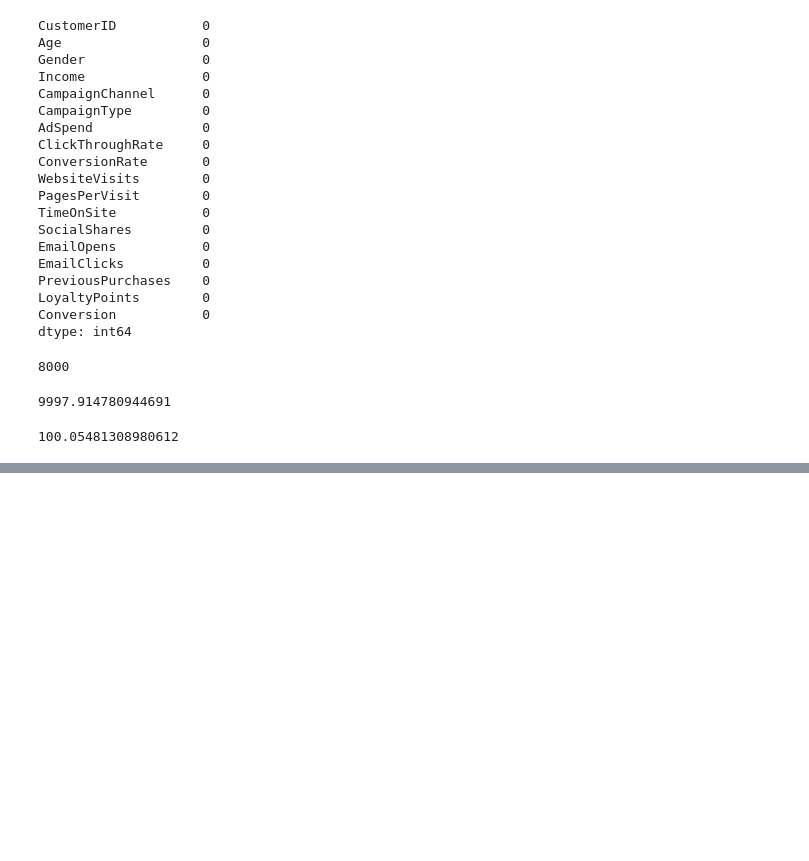
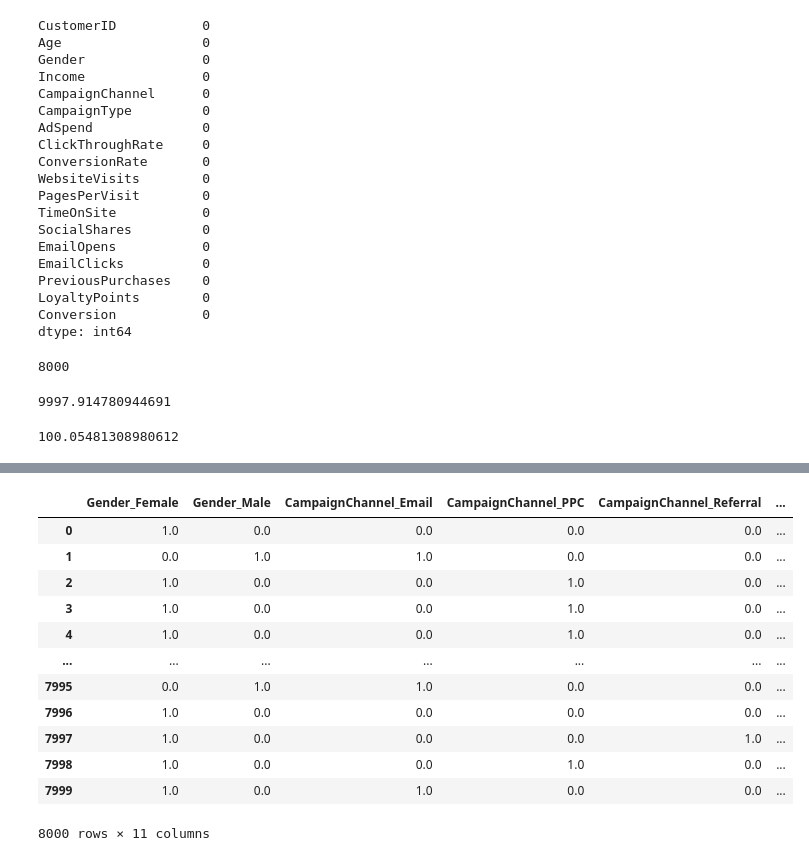
Before and after one commit to DavidOsebi/DavidAjulo, a Jupyter notebook: Machine_Learning_modelling.ipynb, the cells around one changed output, grey strips where cells are left out. Saved outputs shown, nothing was run; the diff lists cells and outputs as text; code cells hidden in the pictures; blank space fills up the shorter version.

```diff
--- a/Machine_Learning_modelling.ipynb
+++ b/Machine_Learning_modelling.ipynb
@@ -133,0 +325,17 @@ df2['AdSpend'].min()
+# %%
+one_hot_features = pd.DataFrame(X_encoded, columns=categorical_columns)
+one_hot_features
+# %% [output]
+|  | Gender_Female | Gender_Male | CampaignChannel_Email | CampaignChannel_PPC | CampaignChannel_Referral | ... |
+| 0 | 1.0 | 0.0 | 0.0 | 0.0 | 0.0 | ... |
+| 1 | 0.0 | 1.0 | 1.0 | 0.0 | 0.0 | ... |
+| 2 | 1.0 | 0.0 | 0.0 | 1.0 | 0.0 | ... |
+| 3 | 1.0 | 0.0 | 0.0 | 1.0 | 0.0 | ... |
+| 4 | 1.0 | 0.0 | 0.0 | 1.0 | 0.0 | ... |
+| ... | ... | ... | ... | ... | ... | ... |
+| 7995 | 0.0 | 1.0 | 1.0 | 0.0 | 0.0 | ... |
+| 7996 | 1.0 | 0.0 | 0.0 | 0.0 | 0.0 | ... |
+| 7997 | 1.0 | 0.0 | 0.0 | 0.0 | 1.0 | ... |
+| 7998 | 1.0 | 0.0 | 0.0 | 1.0 | 0.0 | ... |
+| 7999 | 1.0 | 0.0 | 1.0 | 0.0 | 0.0 | ... |
+8000 rows × 11 columns
```
Also changed, not shown: parts of 47 cells of this notebook.
